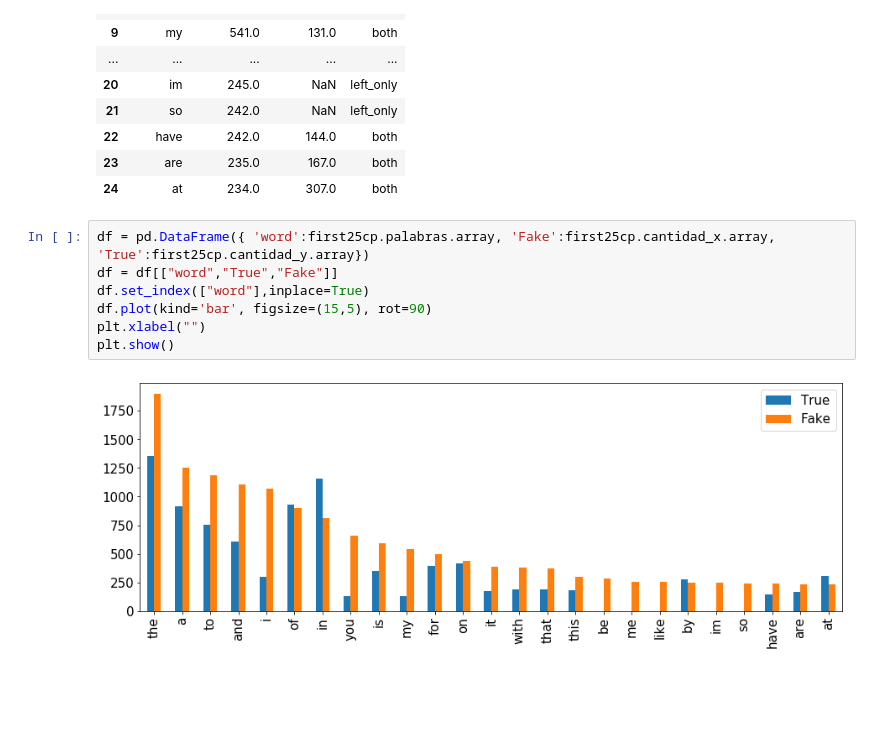
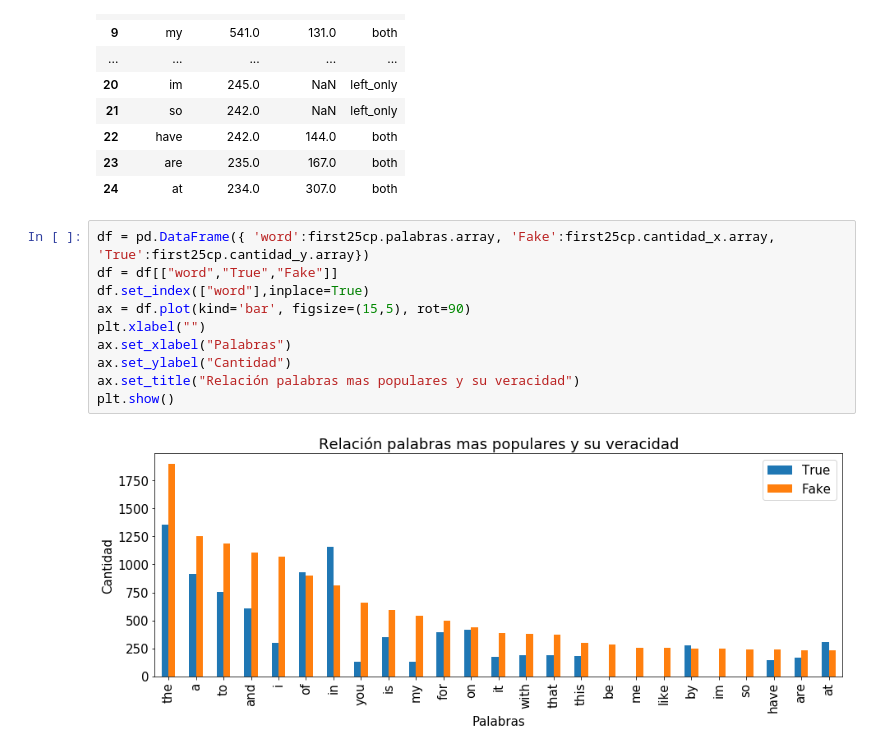
Before and after one commit to FranciscoGauna/TP1-Datos, a Jupyter notebook: Analisis-Seba.ipynb, the cells around one changed output. Saved outputs shown, nothing was run; the diff lists cells and outputs as text; blank space fills up the shorter version.

Commit message:
Add plot labels and improve url detector

```diff
--- a/Analisis-Seba.ipynb
+++ b/Analisis-Seba.ipynb
@@ -220,9 +228,12 @@ first25cp
 # %%
 df = pd.DataFrame({ 'word':first25cp.palabras.array, 'Fake':first25cp.cantidad_x.array, 'True':first25cp.cantidad_y.array})
 df = df[["word","True","Fake"]]
 df.set_index(["word"],inplace=True)
-df.plot(kind='bar', figsize=(15,5), rot=90)
+ax = df.plot(kind='bar', figsize=(15,5), rot=90)
 plt.xlabel("")
+ax.set_xlabel("Palabras")
+ax.set_ylabel("Cantidad")
+ax.set_title("Relación palabras mas populares y su veracidad")
 plt.show()
 # %% [output]
-[figure, old version]
+[figure, new version]
```
Also changed, not shown: parts of 3 cells of this notebook, 1 other file.
